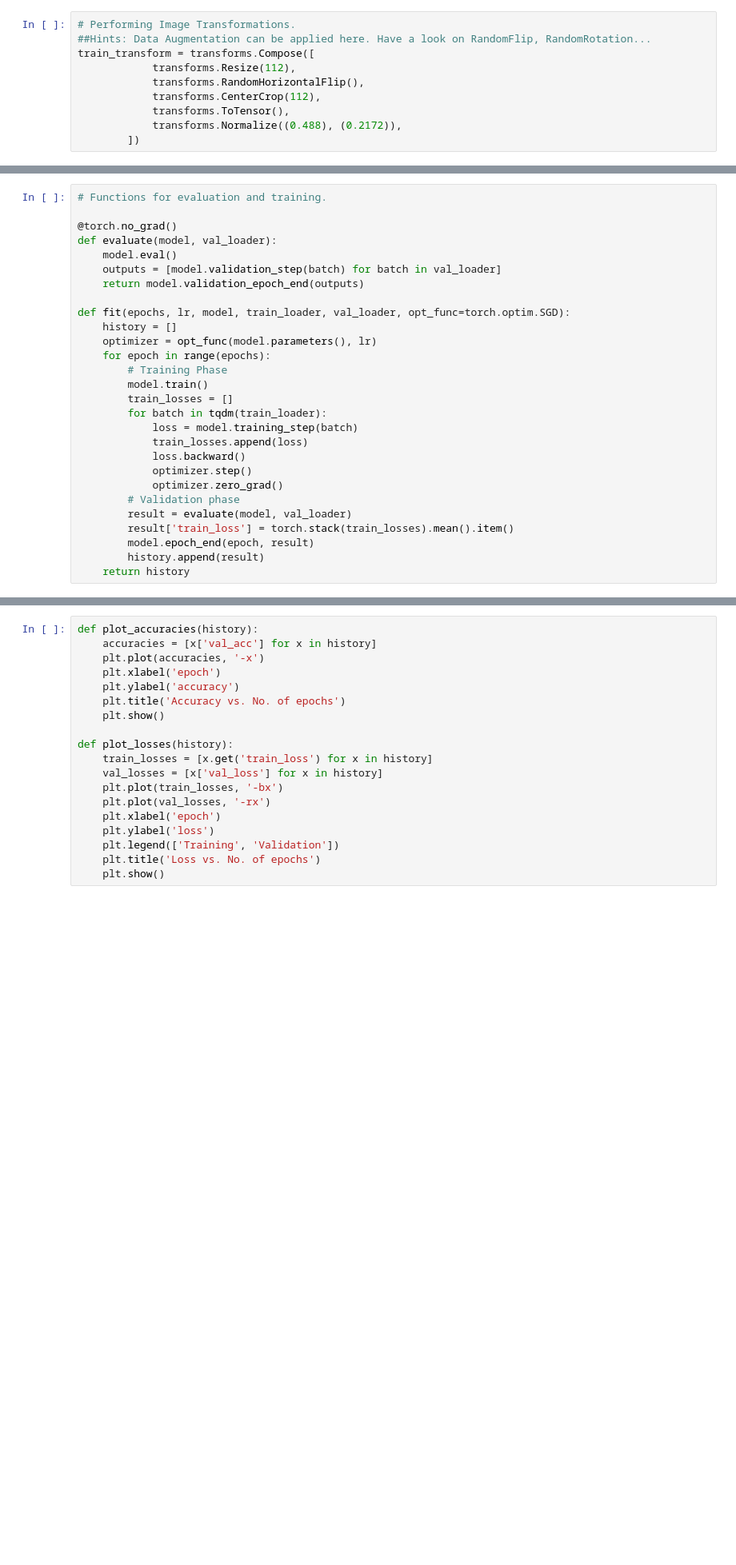
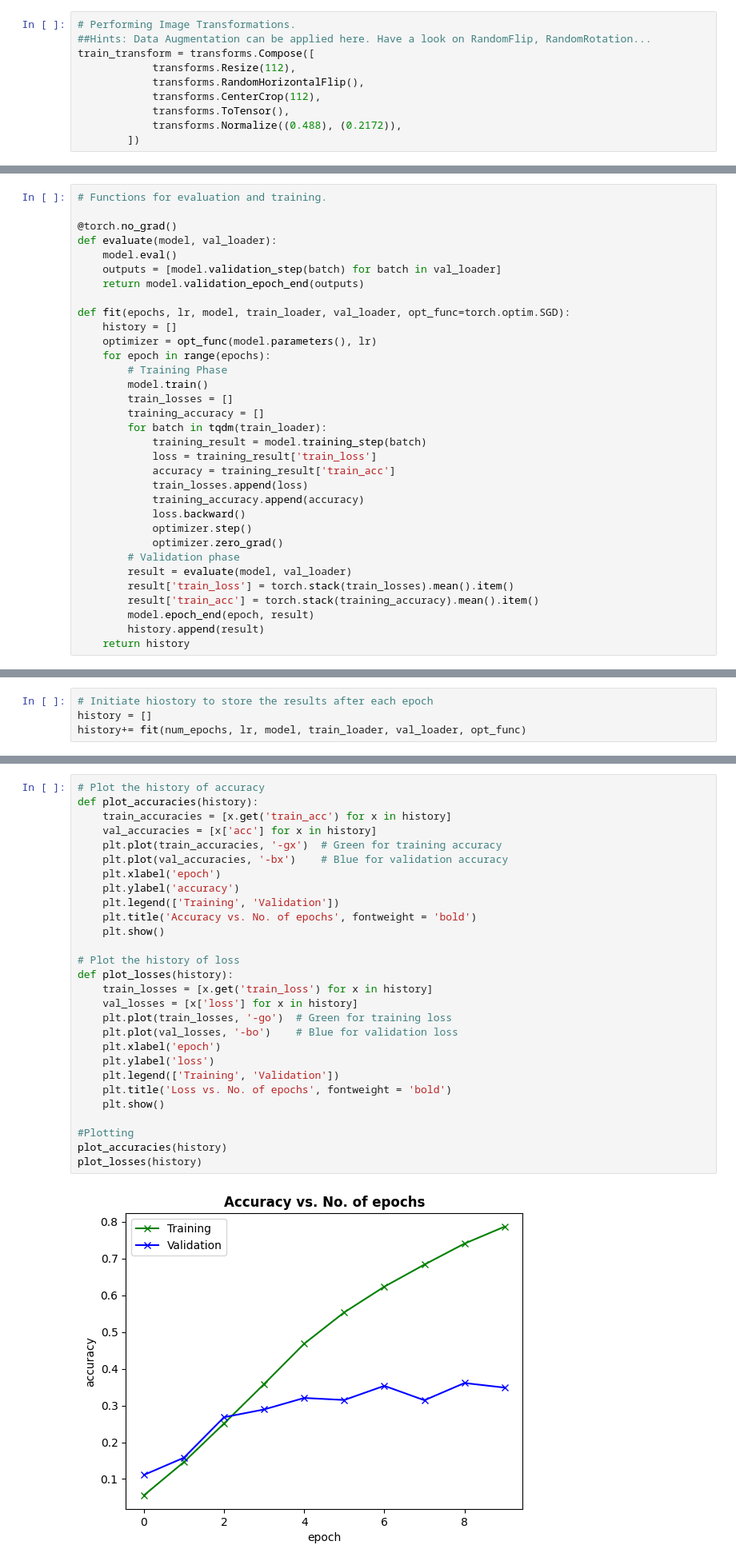
Before and after one commit to DLinh0811/Assignment4_CV, a Jupyter notebook: A3_Q2-2024.ipynb, the cells around one changed output, grey strips where cells are left out. Shown: that part at 80% size. Saved outputs shown, nothing was run; the diff lists cells and outputs as text; blank space fills up the shorter version.

```diff
--- a/A3_Q2-2024.ipynb
+++ b/A3_Q2-2024.ipynb
@@ -301,15 +375,20 @@ def fit(epochs, lr, model, train_loader, val_loader, opt_func=torch.optim.SGD):
         # Training Phase
         model.train()
         train_losses = []
+        training_accuracy = []
         for batch in tqdm(train_loader):
-            loss = model.training_step(batch)
+            training_result = model.training_step(batch)
+            loss = training_result['train_loss']
+            accuracy = training_result['train_acc']
             train_losses.append(loss)
+            training_accuracy.append(accuracy)
             loss.backward()
             optimizer.step()
             optimizer.zero_grad()
         # Validation phase
         result = evaluate(model, val_loader)
         result['train_loss'] = torch.stack(train_losses).mean().item()
+        result['train_acc'] = torch.stack(training_accuracy).mean().item()
         model.epoch_end(epoch, result)
         history.append(result)
     return history
@@ -328,0 +419,4 @@ history+= fit(num_epochs, lr, model, train_dl, val_dl, opt_func)
+# %%
+# Initiate hiostory to store the results after each epoch
+history = []
+history+= fit(num_epochs, lr, model, train_loader, val_loader, opt_func)
@@ -329,19 +434,30 @@ history+= fit(num_epochs, lr, model, train_dl, val_dl, opt_func)
 # %%
+# Plot the history of accuracy
 def plot_accuracies(history):
-    accuracies = [x['val_acc'] for x in history]
-    plt.plot(accuracies, '-x')
+    train_accuracies = [x.get('train_acc') for x in history]
+    val_accuracies = [x['acc'] for x in history]
+    plt.plot(train_accuracies, '-gx')  # Green for training accuracy
+    plt.plot(val_accuracies, '-bx')    # Blue for validation accuracy
     plt.xlabel('epoch')
     plt.ylabel('accuracy')
-    plt.title('Accuracy vs. No. of epochs')
+    plt.legend(['Training', 'Validation'])
+    plt.title('Accuracy vs. No. of epochs', fontweight = 'bold')
     plt.show()
 
+# Plot the history of loss
 def plot_losses(history):
     train_losses = [x.get('train_loss') for x in history]
-    val_losses = [x['val_loss'] for x in history]
-    plt.plot(train_losses, '-bx')
-    plt.plot(val_losses, '-rx')
+    val_losses = [x['loss'] for x in history]
+    plt.plot(train_losses, '-go')  # Green for training loss
+    plt.plot(val_losses, '-bo')    # Blue for validation loss
     plt.xlabel('epoch')
     plt.ylabel('loss')
     plt.legend(['Training', 'Validation'])
-    plt.title('Loss vs. No. of epochs')
+    plt.title('Loss vs. No. of epochs', fontweight = 'bold')
     plt.show()
+
+#Plotting
+plot_accuracies(history)
+plot_losses(history)
+# %% [output]
+[figure, added]
```
Also changed, not shown: parts of 43 cells of this notebook, 1 other file.
